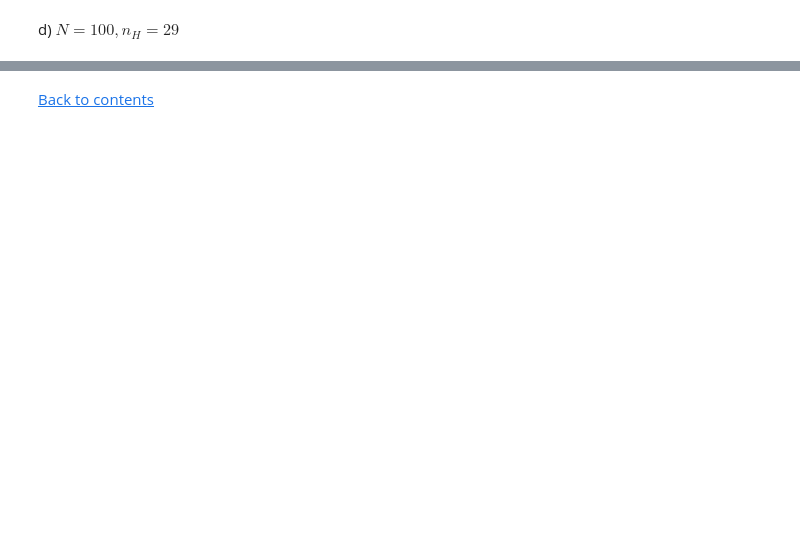
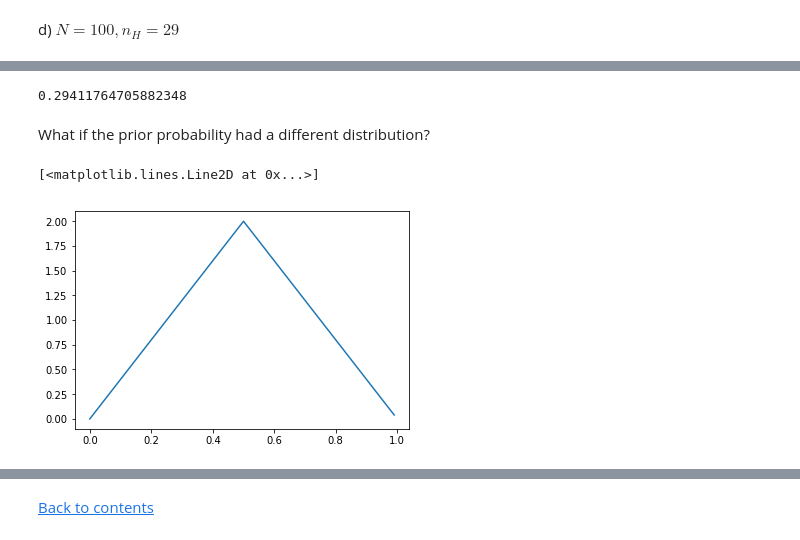
Before and after one commit to Aturt2/mckay, a Jupyter notebook: Chapter2.ipynb, the cells around one changed output, grey strips where cells are left out. Saved outputs shown, nothing was run; the diff lists cells and outputs as text; code cells hidden in the pictures; blank space fills up the shorter version.

```diff
--- a/Chapter2.ipynb
+++ b/Chapter2.ipynb
@@ -239,0 +247,13 @@ plt.plot(np.arange(0, 1, 0.01), probs_fh_d)
+# %%
+np.trapz(np.arange(0, 1, 0.01) * probs_fh_d, dx=0.01)
+# %% [output]
+0.29411764705882348
+# %% [markdown]
+What if the prior probability had a different distribution?
+# %%
+priors = [4*x for x in np.arange(0, 0.5, 0.01)] + [-4*x + 4 for x in np.arange(0.5, 1, 0.01)]
+# %%
+plt.plot(np.arange(0, 1, 0.01), priors)
+# %% [output]
+[<matplotlib.lines.Line2D at 0x...>]
+[figure, added]
```
Also changed, not shown: parts of 28 cells of this notebook.
